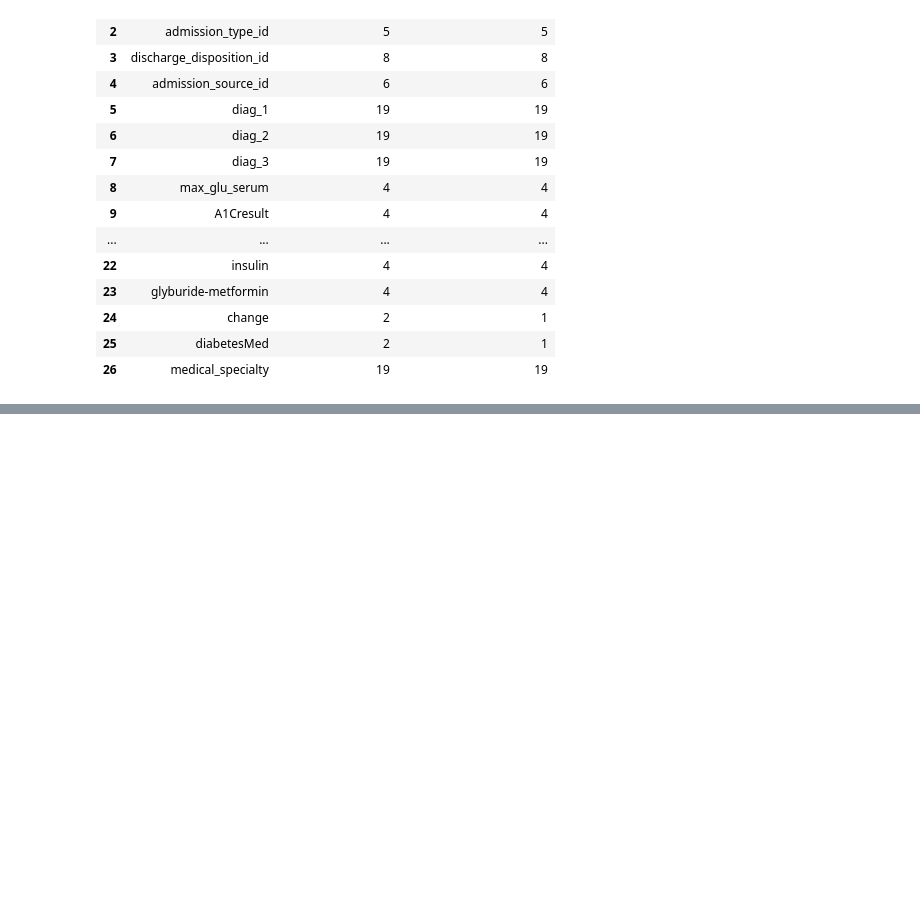
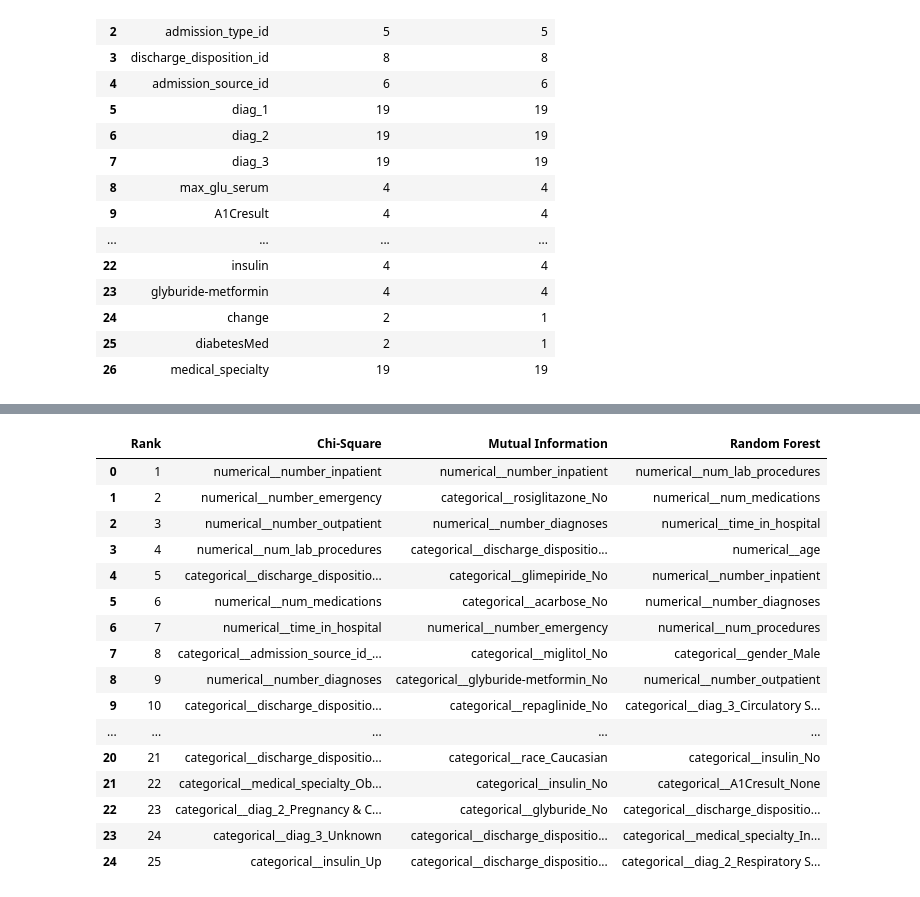
Before and after one commit to ajay-nagpal/Hospital-Readmission-Prediction, a Jupyter notebook: hospital_readmission.ipynb, the cells around one changed output, grey strips where cells are left out. Drawn from its saved outputs; the diff is of its cells as text; code cells hidden in the pictures; blank space fills up the shorter version.

```diff
--- a/hospital_readmission.ipynb
+++ b/hospital_readmission.ipynb
@@ -3253,0 +3724,42 @@ display(encoding_summary)
+# %%
+# Compare the Top 25 Features from All Feature Selection Methods
+
+# Number of top features to compare.
+TOP_N = 25
+
+# Create a comparison table.
+feature_comparison = pd.DataFrame({
+
+    "Rank": range(1, TOP_N + 1),
+
+    "Chi-Square":
+        chi_square_results["Feature"].head(TOP_N).values,
+
+    "Mutual Information":
+        mutual_information_results["Feature"].head(TOP_N).values,
+
+    "Random Forest":
+        random_forest_results["Feature"].head(TOP_N).values,
+
+})
+
+# Display the comparison table.
+display(feature_comparison)
+# %% [output]
+|  | Rank | Chi-Square | Mutual Information | Random Forest |
+| 0 | 1 | numerical__number_inpatient | numerical__number_inpatient | numerical__num_lab_procedures |
+| 1 | 2 | numerical__number_emergency | categorical__rosiglitazone_No | numerical__num_medications |
+| 2 | 3 | numerical__number_outpatient | numerical__number_diagnoses | numerical__time_in_hospital |
+| 3 | 4 | numerical__num_lab_procedures | categorical__discharge_dispositio... | numerical__age |
+| 4 | 5 | categorical__discharge_dispositio... | categorical__glimepiride_No | numerical__number_inpatient |
+| 5 | 6 | numerical__num_medications | categorical__acarbose_No | numerical__number_diagnoses |
+| 6 | 7 | numerical__time_in_hospital | numerical__number_emergency | numerical__num_procedures |
+| 7 | 8 | categorical__admission_source_id_... | categorical__miglitol_No | categorical__gender_Male |
+| 8 | 9 | numerical__number_diagnoses | categorical__glyburide-metformin_No | numerical__number_outpatient |
+| 9 | 10 | categorical__discharge_dispositio... | categorical__repaglinide_No | categorical__diag_3_Circulatory S... |
+| ... | ... | ... | ... | ... |
+| 20 | 21 | categorical__discharge_dispositio... | categorical__race_Caucasian | categorical__insulin_No |
+| 21 | 22 | categorical__medical_specialty_Ob... | categorical__insulin_No | categorical__A1Cresult_None |
+| 22 | 23 | categorical__diag_2_Pregnancy & C... | categorical__glyburide_No | categorical__discharge_dispositio... |
+| 23 | 24 | categorical__diag_3_Unknown | categorical__discharge_dispositio... | categorical__medical_specialty_In... |
+| 24 | 25 | categorical__insulin_Up | categorical__discharge_dispositio... | categorical__diag_2_Respiratory S... |
```
Also changed, not shown: parts of 23 cells of this notebook.
